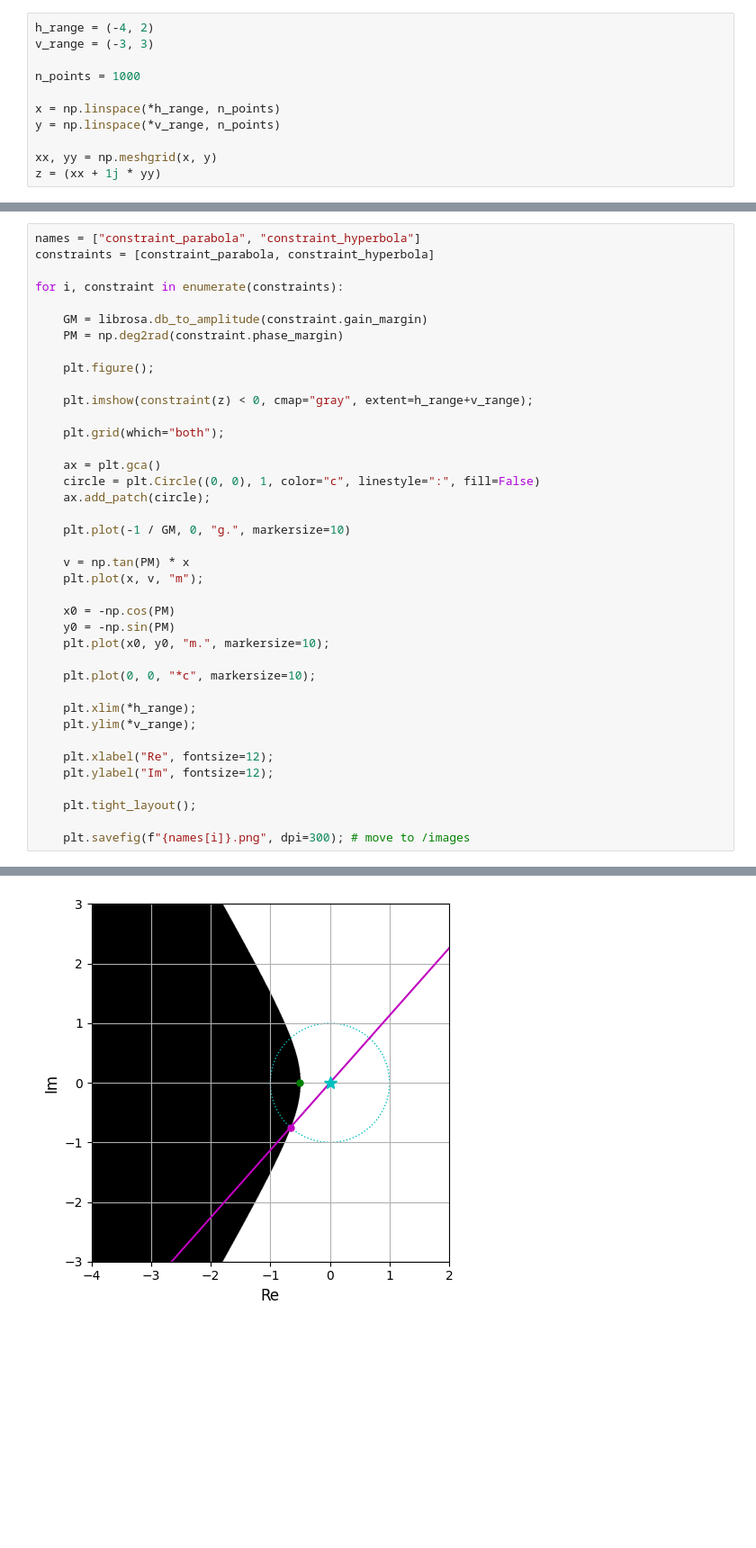
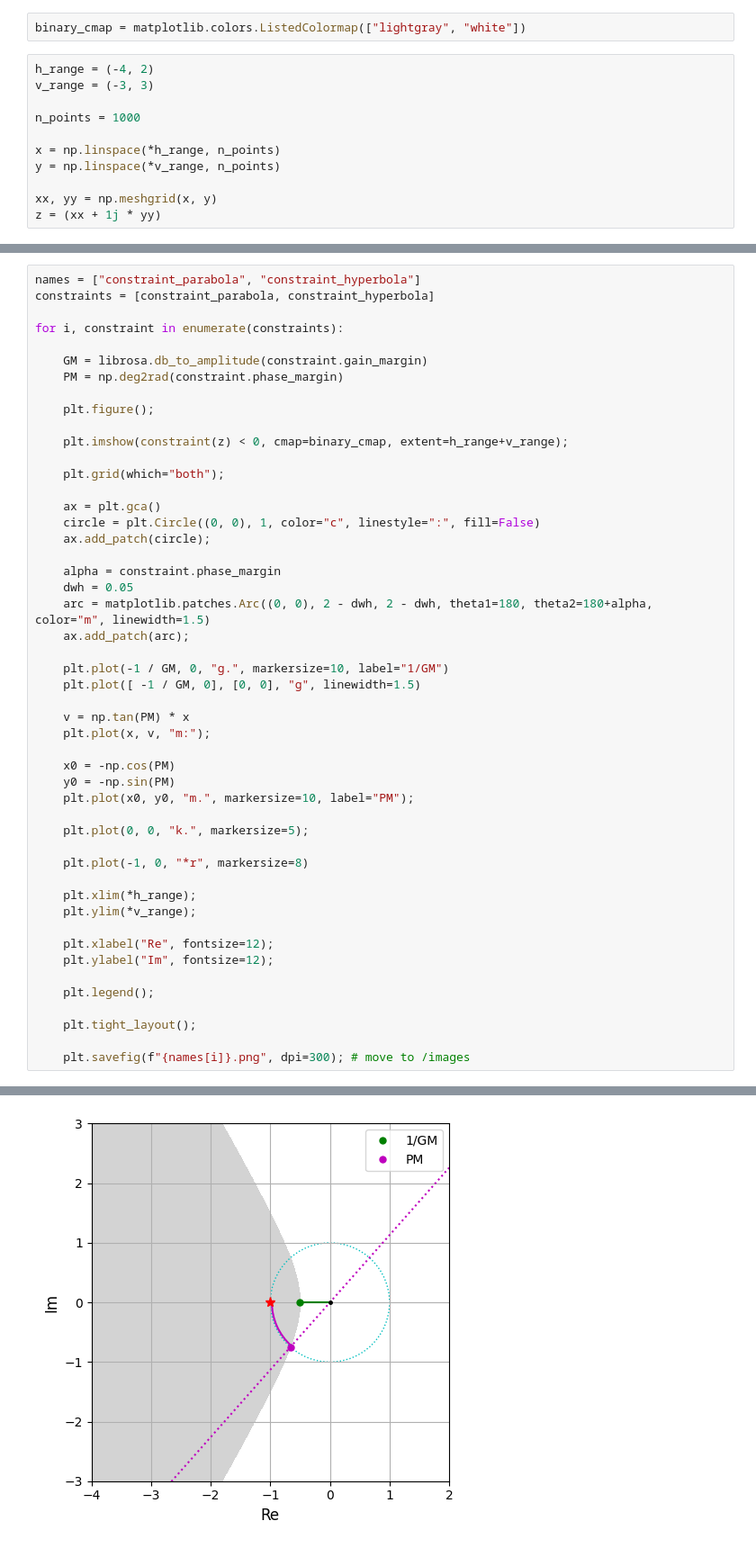
Before and after one commit to sholokhovalexey/active-noise-control, a Jupyter notebook: visuals.ipynb, the cells around one changed output, grey strips where cells are left out. Shown at 90% size. Saved outputs shown, nothing was run; the diff lists cells and outputs as text; blank space fills up the shorter version.

```diff
--- a/visuals.ipynb
+++ b/visuals.ipynb
@@ -35,6 +34,8 @@ constraint_hyperbola = StabilityConstraintHyperbola(gain_margin)
 
 constraint_lowfreq = ConstraintLowFreq(freq_low, gain_open_max)
 constraint_highfreq = ConstraintHighFreq(freq_high, gain_open_max)
+# %%
+binary_cmap = matplotlib.colors.ListedColormap(["lightgray", "white"])
 # %%
 h_range = (-4, 2)
 v_range = (-3, 3)
@@ -73,7 +74,7 @@ for i, constraint in enumerate(constraints):
 
     plt.figure();
 
-    plt.imshow(constraint(z) < 0, cmap="gray", extent=h_range+v_range);
+    plt.imshow(constraint(z) < 0, cmap=binary_cmap, extent=h_range+v_range);
 
     plt.grid(which="both");
 
@@ -81,16 +82,24 @@ for i, constraint in enumerate(constraints):
     circle = plt.Circle((0, 0), 1, color="c", linestyle=":", fill=False)
     ax.add_patch(circle);
 
-    plt.plot(-1 / GM, 0, "g.", markersize=10)
+    alpha = constraint.phase_margin
+    dwh = 0.05
+    arc = matplotlib.patches.Arc((0, 0), 2 - dwh, 2 - dwh, theta1=180, theta2=180+alpha, color="m", linewidth=1.5)
+    ax.add_patch(arc);
+
+    plt.plot(-1 / GM, 0, "g.", markersize=10, label="1/GM")
+    plt.plot([ -1 / GM, 0], [0, 0], "g", linewidth=1.5)
 
     v = np.tan(PM) * x
-    plt.plot(x, v, "m");
+    plt.plot(x, v, "m:");
 
     x0 = -np.cos(PM)
     y0 = -np.sin(PM)
-    plt.plot(x0, y0, "m.", markersize=10);
+    plt.plot(x0, y0, "m.", markersize=10, label="PM");
 
-    plt.plot(0, 0, "*c", markersize=10);
+    plt.plot(0, 0, "k.", markersize=5);
+
+    plt.plot(-1, 0, "*r", markersize=8)
 
     plt.xlim(*h_range);
     plt.ylim(*v_range);
@@ -98,6 +107,8 @@ for i, constraint in enumerate(constraints):
     plt.xlabel("Re", fontsize=12);
     plt.ylabel("Im", fontsize=12);
 
+    plt.legend();
+
     plt.tight_layout();
 
     plt.savefig(f"{names[i]}.png", dpi=300); # move to /images
@@ -106 +117 @@ for i, constraint in enumerate(constraints):
-[figure, old version]
+[figure, new version]
```
Also changed, not shown: parts of 4 cells of this notebook, 3 other files.
